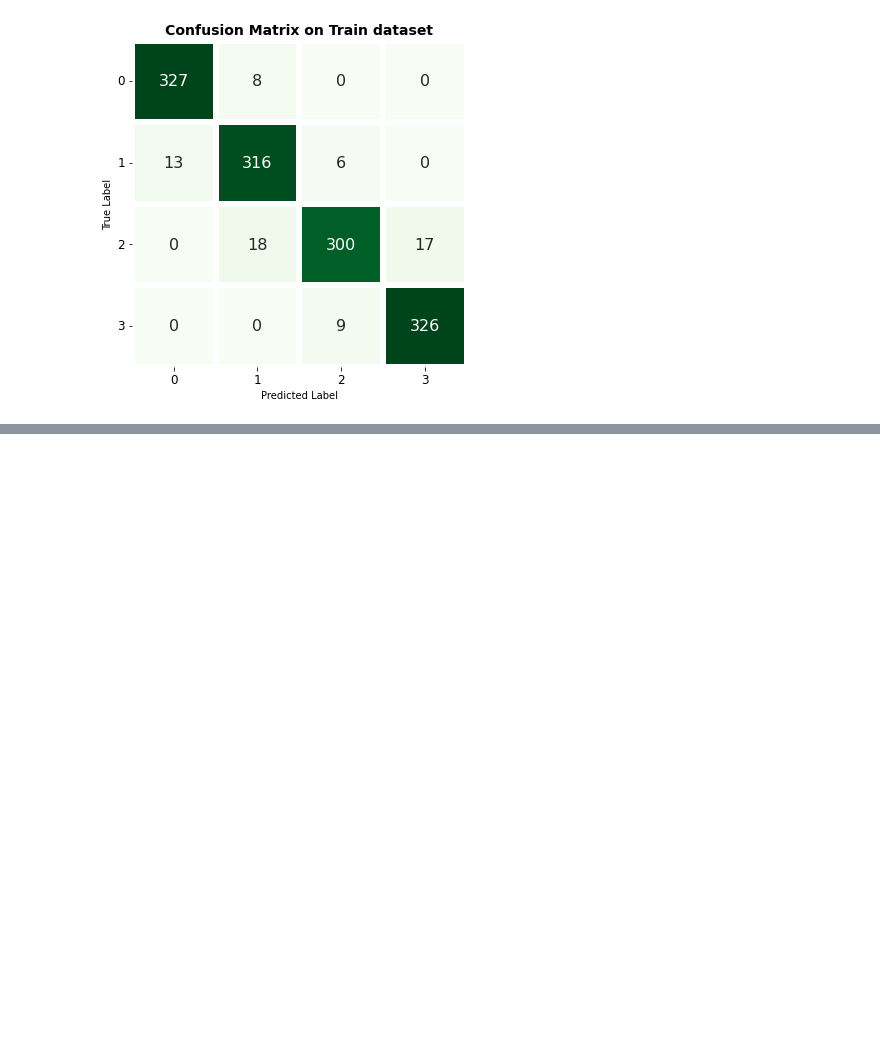
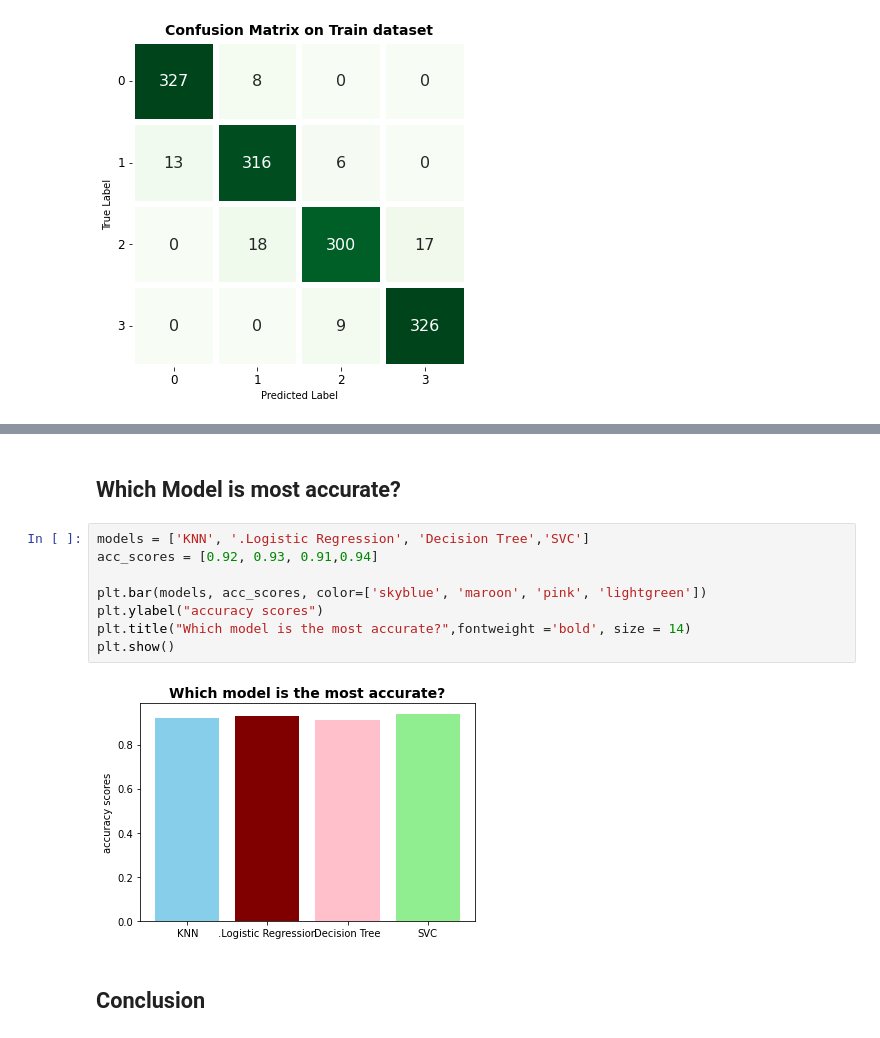
Before and after one commit to Amoghakrao/Mobile-Price-Range-Prediction, a Jupyter notebook: Mobile_Price_Range_Prediction_Amogha_K.ipynb, the cells around one changed output, grey strips where cells are left out. Drawn from its saved outputs; the diff is of its cells as text; blank space fills up the shorter version.

```diff
--- a/Mobile_Price_Range_Prediction_Amogha_K.ipynb
+++ b/Mobile_Price_Range_Prediction_Amogha_K.ipynb
@@ -1051,3 +1074,17 @@ plt.title("Confusion Matrix on Test dataset",fontweight ='bold', size = 14)
 plt.show()
 # %% [output]
 [figure]
+# %% [markdown]
+## **Which Model is most accurate?**
+# %%
+models = ['KNN', '.Logistic Regression', 'Decision Tree','SVC']
+acc_scores = [0.92, 0.93, 0.91,0.94]
+
+plt.bar(models, acc_scores, color=['skyblue', 'maroon', 'pink', 'lightgreen'])
+plt.ylabel("accuracy scores")
+plt.title("Which model is the most accurate?",fontweight ='bold', size = 14)
+plt.show()
+# %% [output]
+[figure, added]
+# %% [markdown]
+## **Conclusion**
```
Also changed, not shown: parts of 27 cells of this notebook.
